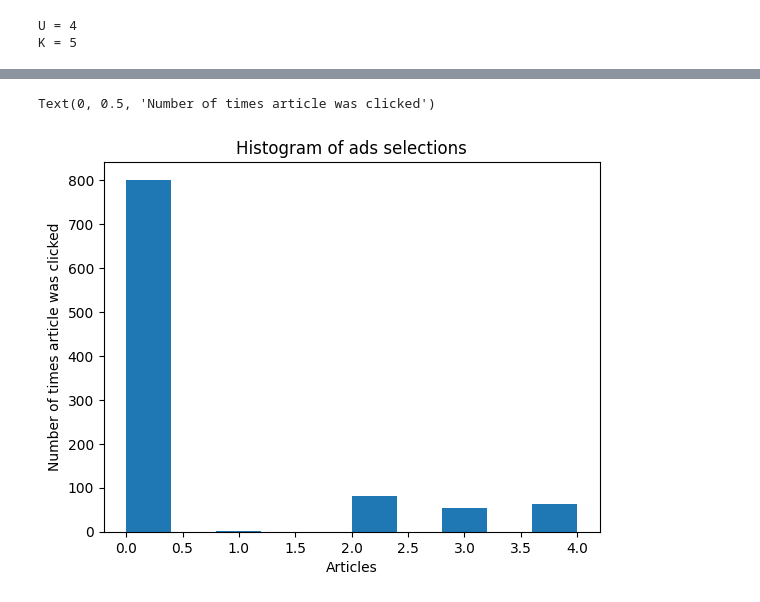
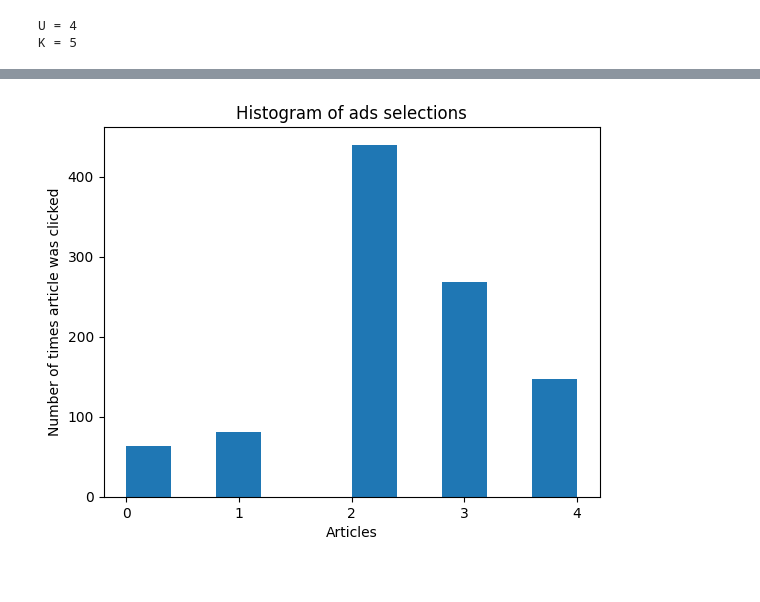
Before and after one commit to nick-hue/Reinforcement-Learning, a Jupyter notebook: Exercise1/RL_UCB.ipynb, the cells around one changed output, grey strips where cells are left out. Drawn from its saved outputs; the diff is of its cells as text; code cells hidden in the pictures.

```diff
--- a/Exercise1/RL_UCB.ipynb
+++ b/Exercise1/RL_UCB.ipynb
@@ -21,7 +21,7 @@ true_click_probs = np.array([
     [0.2, 0.4, 0.8, 0.6, 0.5],      # male under 25
     [0.2, 0.4, 0.8, 0.6, 0.5]       # female under 25 (similar preferences)
     ])
-best_article_list = [np.amax(us) for us in true_click_probs] # get the best possible arm for each user
+best_article_click_probs = np.max(true_click_probs, axis=1)
 # %% [output]
 N = 20
 400
@@ -77,12 +52,21 @@ random.seed(10)
 # %%
 article_clicks_amount = np.ones(K) # gets the number of clicks for each article
-sums_of_rewards = np.zeros(K) # sums of rewards for each arm
-articles_clicked = np.zeros(T) #change to numpy           # array that hold the article that was clicked at each time
+sums_of_rewards = np.zeros(K)      # sums of rewards for each arm
+articles_clicked = np.zeros(T)     # articles that were clicked at time t
+regret = np.zeros(T)
+best_score = np.zeros(T)
+alg_score = np.zeros(T)
+inst_score = np.zeros(T)
 total_reward = 0
+cumulative_optimal_reward = 0
 
-for t in range(1, int(T/K)+1):    # for each user T = t -> T % U
+for t in range(1, T+1):    # for each user T = t -> T % U
+    user_index = (t - 1) % U
+    best_article_reward = best_article_click_probs[user_index]
     article = 0
     max_upper_bound = 0
+
+    # get the upper bound for current t
     for i in range(K):   # for each article
         # the more you select an article, you are more likely to not to select (diving by article's clicks)
         # although if while clicking you get a positive reward the greater the chances to click again
@@ -93,10 +77,22 @@ for t in range(1, int(T/K)+1):    # for each user T = t -> T % U
         if current_upper_bound > max_upper_bound:
             max_upper_bound = current_upper_bound
             article = i
-        articles_clicked[t] = article
-        article_clicks_amount[article] += 1
-        reward = np.random.binomial(1,p=df.iloc[t%U, article])  # get a reward for arm j for current user
-        # reward = df.iloc[t%U, article] # if possibilities were  { 0 , 1}
-        #print(reward)
-        sums_of_rewards[article] += reward # if article is good, increase reward
-        total_reward += reward
+
+    reward = np.random.binomial(1,p=df.iloc[user_index, article])  # get a reward for arm j for current user
+    # reward = df.iloc[t%U, article] # if possibilities were  { 0 , 1}
+    #print(reward)
+    inst_score[t-1] = reward
+
+    articles_clicked[t-1] = article
+    sums_of_rewards[article] += reward # increase article's reward
+    article_clicks_amount[article] += 1
+    total_reward += reward
+
+    if t > 1:
+        best_score[t-1] = best_score[t-2] + best_article_reward
+        alg_score[t-1] = alg_score[t-2] + reward
+    else:
+        best_score[t-1] = best_article_reward
+        alg_score[t-1] = reward
+
+    regret[t-1] = (best_score[t-1] - alg_score[t-1])
@@ -119,8 +119,8 @@ Counter({0.0: 801, 2.0: 82, 4.0: 63, 3.0: 53, 1.0: 1})
 # %%
 plt.hist(articles_clicked)
 plt.title('Histogram of ads selections')
 plt.xlabel('Articles')
 plt.ylabel('Number of times article was clicked')
+plt.locator_params(axis='x', integer=True)
 # %% [output]
-Text(0, 0.5, 'Number of times article was clicked')
-[figure, old version]
+[figure, new version]
```
Also changed, not shown: parts of 7 cells of this notebook.
